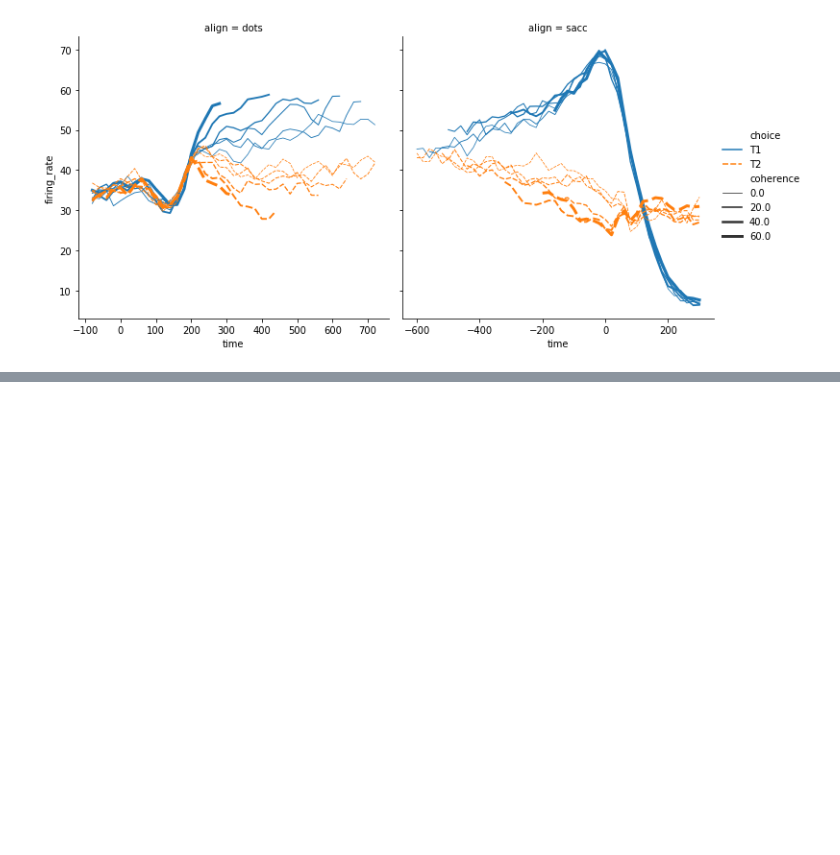
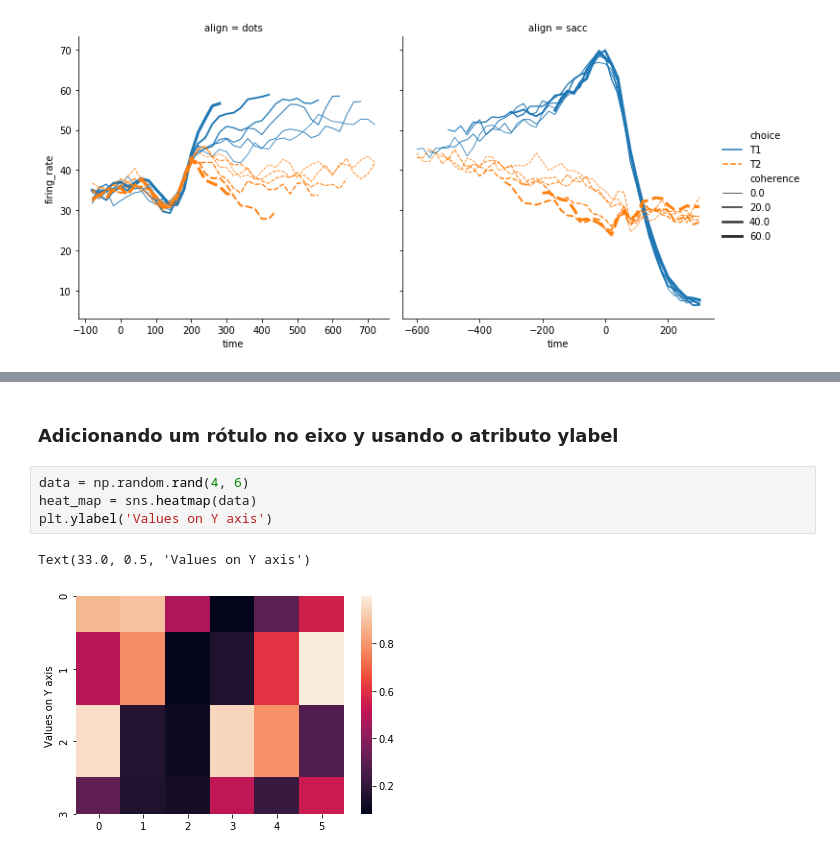
Before and after one commit to ajndantas/Treinamento-Cientista-de-Dados, a Jupyter notebook: Python Aplicado a Big Data/Aula 1 - 04032021 - Matplotlib e Seaborn/seaborn.ipynb, the cells around one changed output, grey strips where cells are left out. Saved outputs shown, nothing was run; the diff lists cells and outputs as text; blank space fills up the shorter version.

```diff
--- a/Python Aplicado a Big Data/Aula 1 - 04032021 - Matplotlib e Seaborn/seaborn.ipynb
+++ b/Python Aplicado a Big Data/Aula 1 - 04032021 - Matplotlib e Seaborn/seaborn.ipynb
@@ -89,0 +148,9 @@ Dataset exemplo dots
+# %% [markdown]
+### Adicionando um rótulo no eixo y usando o atributo ylabel
+# %%
+data = np.random.rand(4, 6)
+heat_map = sns.heatmap(data)
+plt.ylabel('Values on Y axis')
+# %% [output]
+Text(33.0, 0.5, 'Values on Y axis')
+[figure, added]
```
Also changed, not shown: parts of 14 cells of this notebook.
